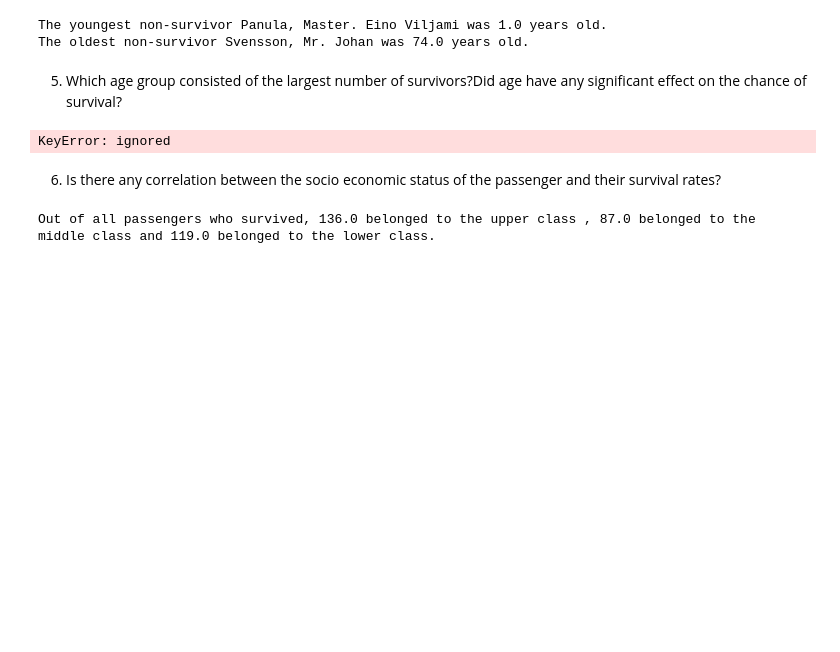
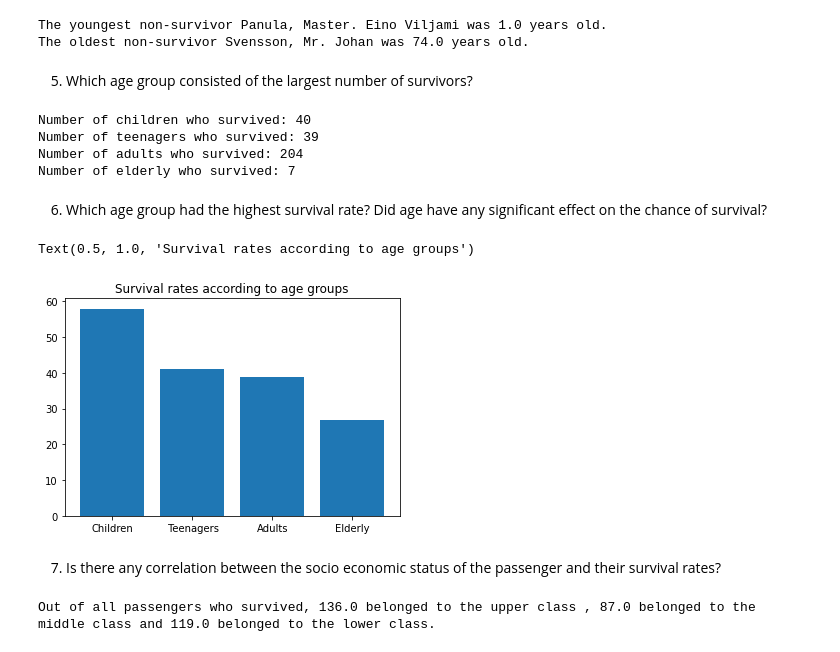
Before and after one commit to Abinaya-J/Udacity_Intro_to_Data_Analysis, a Jupyter notebook: Project_1_Titanic_Data.ipynb, the cells around one changed output. Drawn from its saved outputs; the diff is of its cells as text; code cells hidden in the pictures; blank space fills up the shorter version.

```diff
--- a/Project_1_Titanic_Data.ipynb
+++ b/Project_1_Titanic_Data.ipynb
@@ -190,7 +190,29 @@ print('The oldest non-survivor {} was {} years old.'.format(oldest_non_survivor_
 # %% [output]
 The youngest non-survivor Panula, Master. Eino Viljami was 1.0 years old.
 The oldest non-survivor Svensson, Mr. Johan was 74.0 years old.
+# %% [markdown]
+
+
+5.  Which age group consisted of the largest number of survivors?
+# %%
+below_12 = titanic_df_new[survived]['Age']<=12
+below_19 = titanic_df_new[survived]['Age']<=19
+below_59 = titanic_df_new[survived]['Age']<=59
+below_100 = titanic_df_new[survived]['Age']<=100
+
+children_survived = below_12.sum()
+teenagers_survived = below_19.sum() - below_12.sum()
+adults_survived = below_59.sum() - (below_19.sum())
+elderly_survived = below_100.sum() - (below_59.sum())
+
+print('Number of children who survived: {}'.format(children_survived))
+print('Number of teenagers who survived: {}'.format(teenagers_survived))
+print('Number of adults who survived: {}'.format(adults_survived))
+print('Number of elderly who survived: {}'.format(elderly_survived))
+# %% [output]
+Number of children who survived: 40
+Number of teenagers who survived: 39
+Number of adults who survived: 204
+Number of elderly who survived: 7
 # %% [markdown]
-
-
-5.  Which age group consisted of the largest number of survivors?Did age have any significant effect on the chance of survival?
+6. Which age group had the highest survival rate? Did age have any significant effect on the chance of survival?
@@ -210,9 +219,28 @@ titanic_age_groups=titanic_df_new['Age'].apply(age_group)
-# %%
-print(titanic_df_new.groupby(['Age','Survived']).size()['Child',1].astype('float'))
-# %% [output]
-KeyError: ignored
+# %%
+below_12_all = titanic_df_new['Age']<=12
+below_19_all= titanic_df_new['Age']<=19
+below_59_all= titanic_df_new['Age']<=59
+below_100_all = titanic_df_new['Age']<=100
+
+children_total = below_12_all.sum()
+teenagers_total = below_19_all.sum() - below_12_all.sum()
+adults_total = below_59_all.sum() - (below_19_all.sum())
+elderly_total = below_100_all.sum() - (below_59_all.sum())
+
+children_sr = (children_survived/children_total)*100
+teenager_sr = (teenagers_survived/teenagers_total)*100
+adults_sr = (adults_survived /adults_total)*100
+elderly_sr = (elderly_survived/elderly_total)*100
+
+names=['Children',' Teenagers','Adults','Elderly']
+values=[children_sr,teenager_sr,adults_sr,elderly_sr]
+plt.bar(names,values)
+plt.title('Survival rates according to age groups')
+# %% [output]
+Text(0.5, 1.0, 'Survival rates according to age groups')
+[figure, added]
 # %% [markdown]
-6. Is there any correlation between the socio economic status of the passenger and their survival rates?
+7. Is there any correlation between the socio economic status of the passenger and their survival rates?
 # %%
 def survival(Pclass):
   return titanic_df_new.groupby(['Pclass','Survived']).size()[Pclass,1].astype('float')
```
Also changed, not shown: parts of 10 cells of this notebook.
